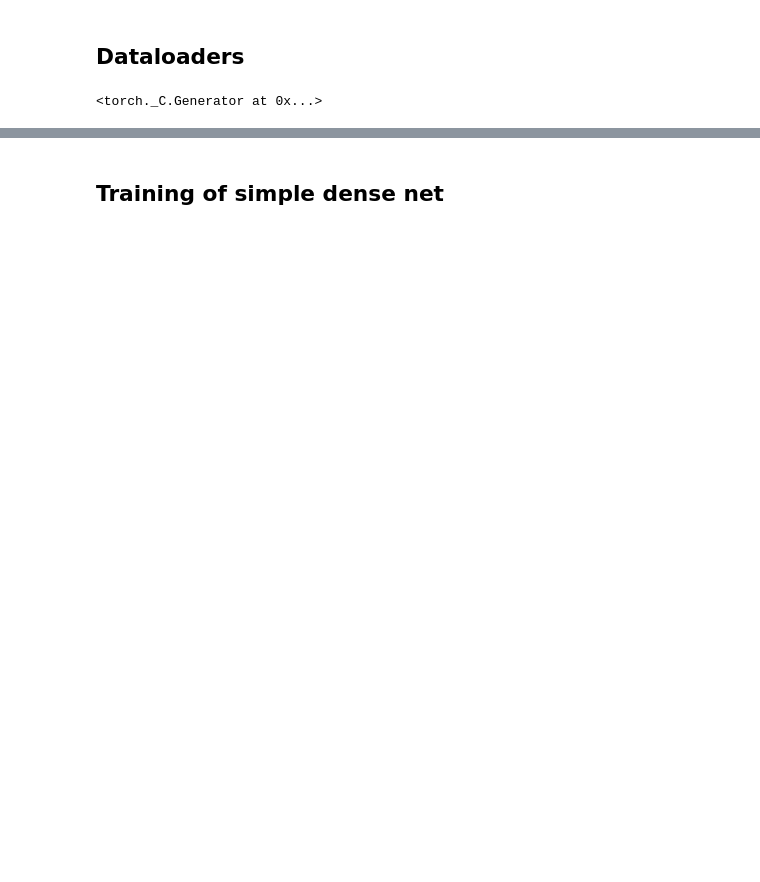
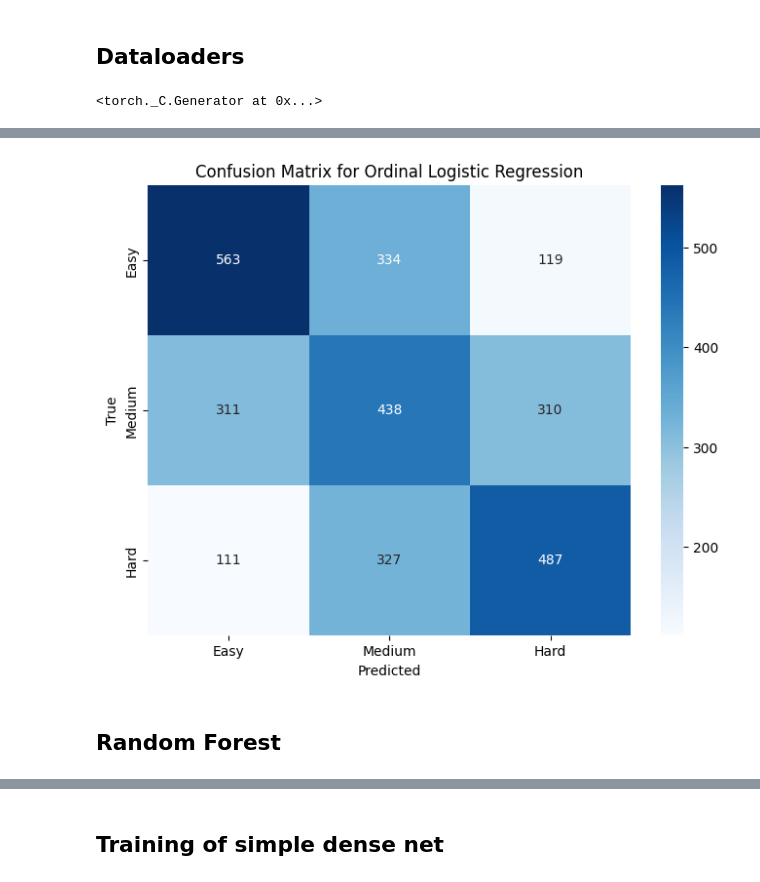
Before and after one commit to LeweLotki/sudoku_classifier, a Jupyter notebook: notebooks/training.ipynb, the cells around one changed output, grey strips where cells are left out. Saved outputs shown, nothing was run; the diff lists cells and outputs as text; code cells hidden in the pictures; blank space fills up the shorter version.

```diff
--- a/notebooks/training.ipynb
+++ b/notebooks/training.ipynb
@@ -46,0 +452,13 @@ shuffle = True
+# %%
+vectorizer = TfidfVectorizer(max_features=10000)
+X_vectorized = vectorizer.fit_transform(X)
+# %%
+X_train, X_test, y_train, y_test = train_test_split(X_vectorized, y, test_size=0.3, random_state=42)
+# %%
+import numpy as np
+
+class_weights = {1: 2.0, 2: 1.0, 3: 2.0}  # Higher weights for 'Easy' and 'Hard'
+sample_weights = np.array([class_weights[label] for label in y_train])
+
+model = mord.LogisticAT()
+model.fit(X_train, y_train, sample_weight=sample_weights)
@@ -46,0 +467,8 @@ shuffle = True
+# %%
+y_pred = model.predict(X_test)
+
+print("Classification Report for Ordinal Logistic Regression:\n")
+print(classification_report(y_test, y_pred, target_names=['Easy', 'Medium', 'Hard']))
+
+conf_mat = confusion_matrix(y_test, y_pred)
+print("Confusion Matrix:\n", conf_mat)
@@ -46,0 +492,14 @@ shuffle = True
+# %%
+import seaborn as sns
+import matplotlib.pyplot as plt
+
+plt.figure(figsize=(8, 6))
+sns.heatmap(conf_mat, annot=True, fmt='d', cmap='Blues', xticklabels=['Easy', 'Medium', 'Hard'], yticklabels=['Easy', 'Medium', 'Hard'])
+plt.xlabel('Predicted')
+plt.ylabel('True')
+plt.title('Confusion Matrix for Ordinal Logistic Regression')
+plt.show()
+# %% [output]
+[figure, added]
+# %% [markdown]
+## Random Forest
```
Also changed, not shown: parts of 61 cells of this notebook, 5 other files.
